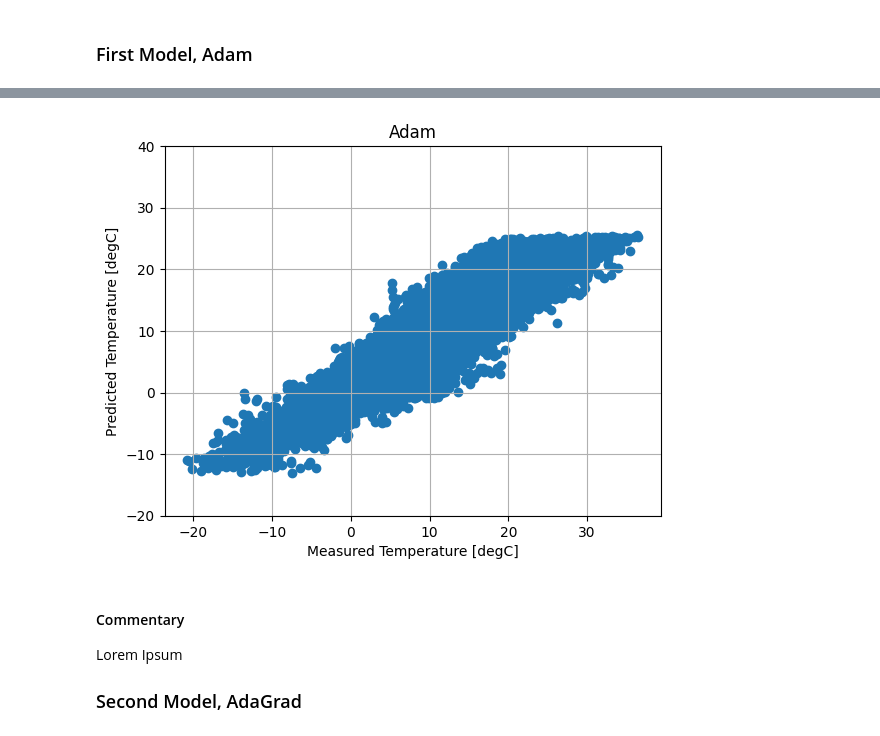
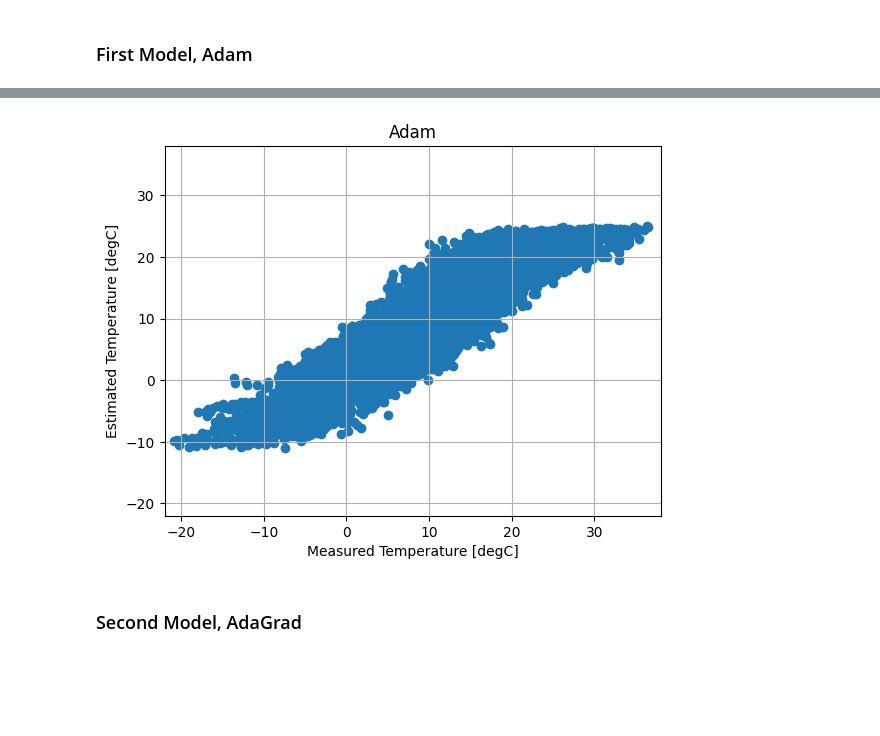
Before and after one commit to chakryaros/IDC6146, a Jupyter notebook: Jena3_RNN_OLD.ipynb, the cells around one changed output, grey strips where cells are left out. Saved outputs shown, nothing was run; the diff lists cells and outputs as text; code cells hidden in the pictures; blank space fills up the shorter version.

```diff
--- a/Jena3_RNN_OLD.ipynb
+++ b/Jena3_RNN_OLD.ipynb
@@ -204,16 +190,15 @@ plt.show()
-# %%
-plt.scatter(y_train,p0.flatten())
-plt.ylabel('Predicted Temperature [degC]')
-plt.xlabel('Measured Temperature [degC]')
-plt.title('Adam')
-plt.grid()
-plt.ylim([-20,40])
-plt.show()
-# %% [output]
-[figure, removed]
+# %%
+plt.scatter(y_train,p0.flatten(),marker='o')
+plt.ylabel('Estimated Temperature [degC]')
+plt.xlabel('Measured Temperature [degC]')
+plt.title('Adam')
+plt.grid()
+plt.xlim([-22,38])
+plt.ylim([-22,38])
+plt.show()
+# %% [output]
+[figure, added]
 # %% [markdown]
-#### Commentary
-Lorem Ipsum
 ### Second Model, AdaGrad
 # %%
 %%time
```
Also changed, not shown: parts of 27 cells of this notebook, 4 other files.
